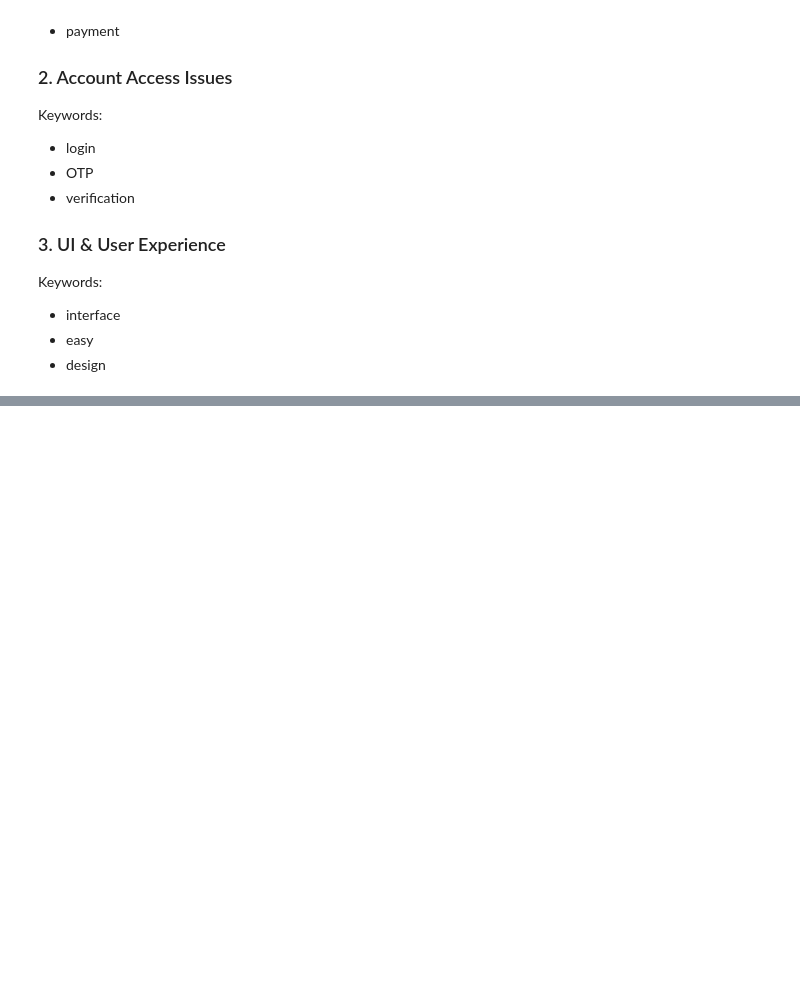
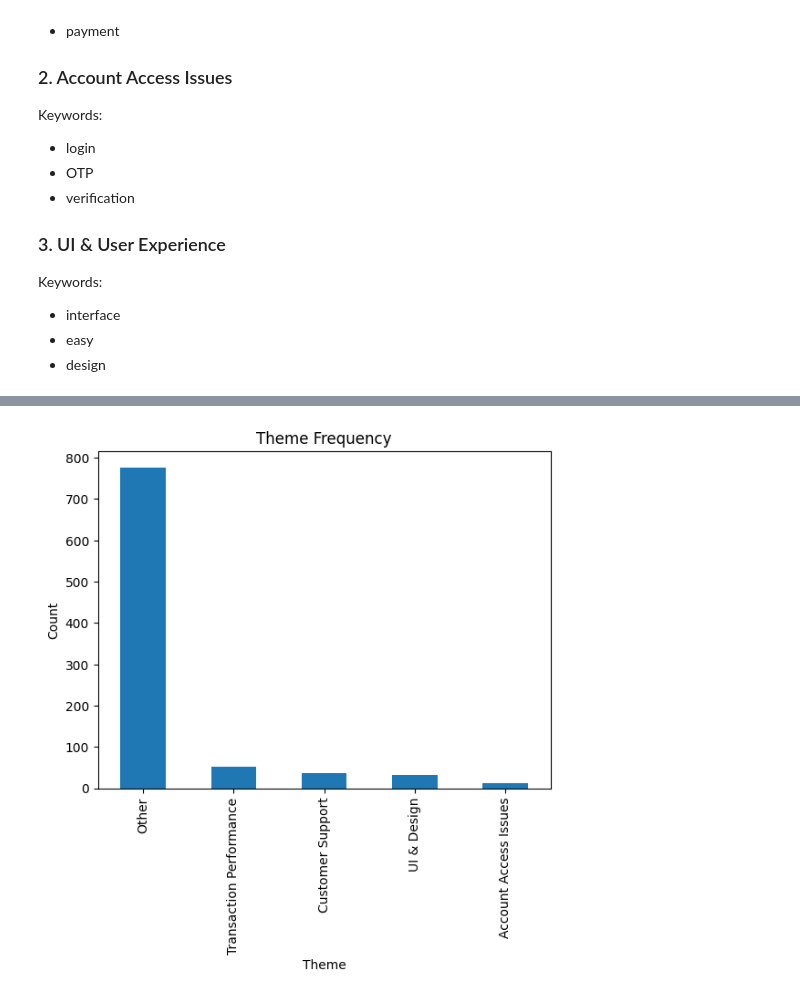
Before and after one commit to Bisrattamrat/fintech-review-analytics, a Jupyter notebook: notebooks/sentiment_analysis.ipynb, the cells around one changed output, grey strips where cells are left out. Saved outputs shown, nothing was run; the diff lists cells and outputs as text; code cells hidden in the pictures; blank space fills up the shorter version.

```diff
--- a/notebooks/sentiment_analysis.ipynb
+++ b/notebooks/sentiment_analysis.ipynb
@@ -141,0 +209,21 @@ Keywords:
+# %%
+def identify_theme(review):
+
+    review = str(review).lower()
+
+    if "login" in review or "password" in review or "otp" in review:
+        return "Account Access Issues"
+
+    elif "slow" in review or "transfer" in review or "loading" in review:
+        return "Transaction Performance"
+
+    elif "ui" in review or "design" in review or "interface" in review:
+        return "UI & Design"
+
+    elif "support" in review or "service" in review:
+        return "Customer Support"
+
+    else:
+        return "Other"
+# %%
+df["identified_theme"] = df["review"].apply(identify_theme)
@@ -141,0 +239,14 @@ Keywords:
+# %%
+theme_counts = df["identified_theme"].value_counts()
+
+theme_counts.plot(kind="bar")
+
+plt.title("Theme Frequency")
+
+plt.xlabel("Theme")
+
+plt.ylabel("Count")
+
+plt.show()
+# %% [output]
+[figure, added]
```
Also changed, not shown: parts of 7 cells of this notebook, 3 other files.
